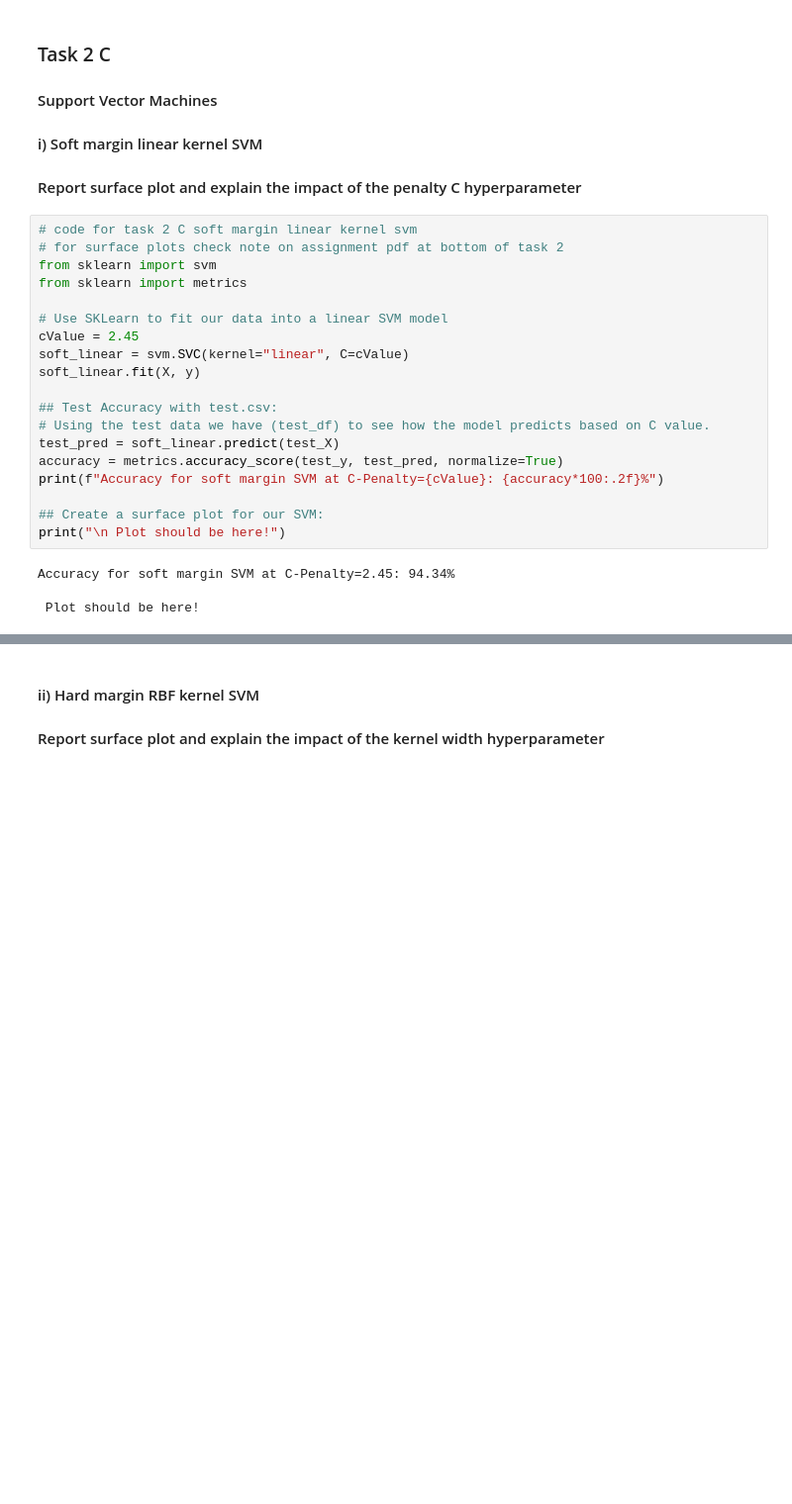
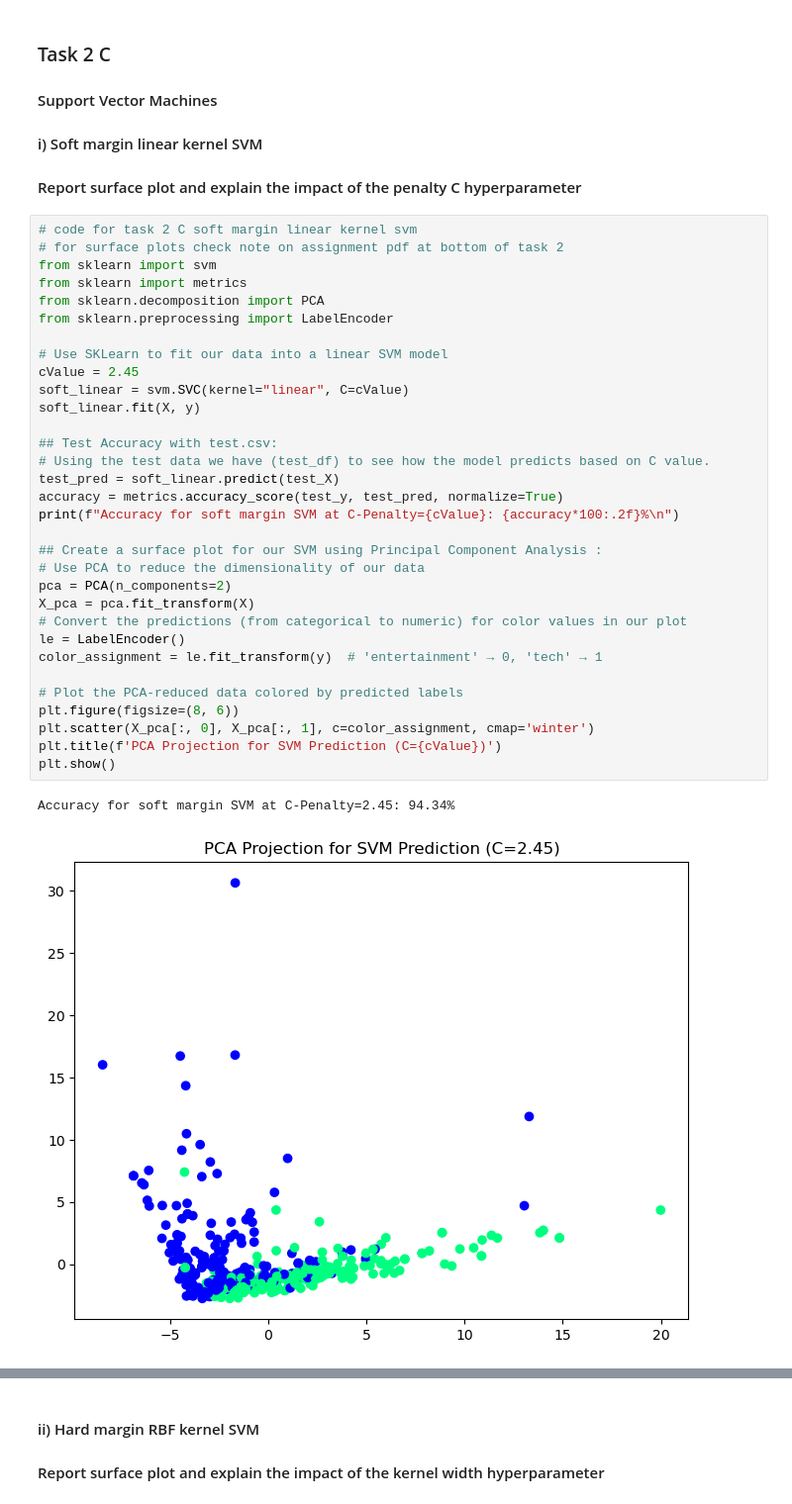
Before and after one commit to Compsci361-Group31/COMPSCI361-Assignment3, a Jupyter notebook: AS03.ipynb, the cells around one changed output, grey strips where cells are left out. Shown: that part at 99% size. Cells and saved outputs as stored; diff of their text form; blank space fills up the shorter version.

Commit message:
Added PCA, Surface Plot
Trying out implementation of surface plot, using test predictions for the plot

```diff
--- a/AS03.ipynb
+++ b/AS03.ipynb
@@ -200,26 +200,38 @@ print(f"{test_df} \n {test_y} \n {test_X}")
 # %%
 # code for task 2 C soft margin linear kernel svm
 # for surface plots check note on assignment pdf at bottom of task 2
 from sklearn import svm
 from sklearn import metrics
+from sklearn.decomposition import PCA
+from sklearn.preprocessing import LabelEncoder
 
 # Use SKLearn to fit our data into a linear SVM model
 cValue = 2.45
 soft_linear = svm.SVC(kernel="linear", C=cValue)
 soft_linear.fit(X, y)
 
 ## Test Accuracy with test.csv:
 # Using the test data we have (test_df) to see how the model predicts based on C value.
 test_pred = soft_linear.predict(test_X)
 accuracy = metrics.accuracy_score(test_y, test_pred, normalize=True)
-print(f"Accuracy for soft margin SVM at C-Penalty={cValue}: {accuracy*100:.2f}%")
+print(f"Accuracy for soft margin SVM at C-Penalty={cValue}: {accuracy*100:.2f}%\n")
 
-## Create a surface plot for our SVM:
-print("\n Plot should be here!")
+## Create a surface plot for our SVM using Principal Component Analysis :
+# Use PCA to reduce the dimensionality of our data
+pca = PCA(n_components=2)
+X_pca = pca.fit_transform(X)
+# Convert the predictions (from categorical to numeric) for color values in our plot
+le = LabelEncoder()
+color_assignment = le.fit_transform(y)  # 'entertainment' → 0, 'tech' → 1
+
+# Plot the PCA-reduced data colored by predicted labels
+plt.figure(figsize=(8, 6))
+plt.scatter(X_pca[:, 0], X_pca[:, 1], c=color_assignment, cmap='winter')
+plt.title(f'PCA Projection for SVM Prediction (C={cValue})')
+plt.show()
 # %% [output]
 Accuracy for soft margin SVM at C-Penalty=2.45: 94.34%
-
- Plot should be here!
+[figure, added]
 # %% [markdown]
 ### Impact of C on Soft-margin Linear SVM
 The soft-margin linear SVM is basically the same as hard-margin except with a low penalty value (C). The effect of having lower C values will create larger margins which increase accuracy% as our model predicts more categories for each word (good for categories with very different articles/noisy data).
```
Also changed, not shown: parts of 1 cell of this notebook.
